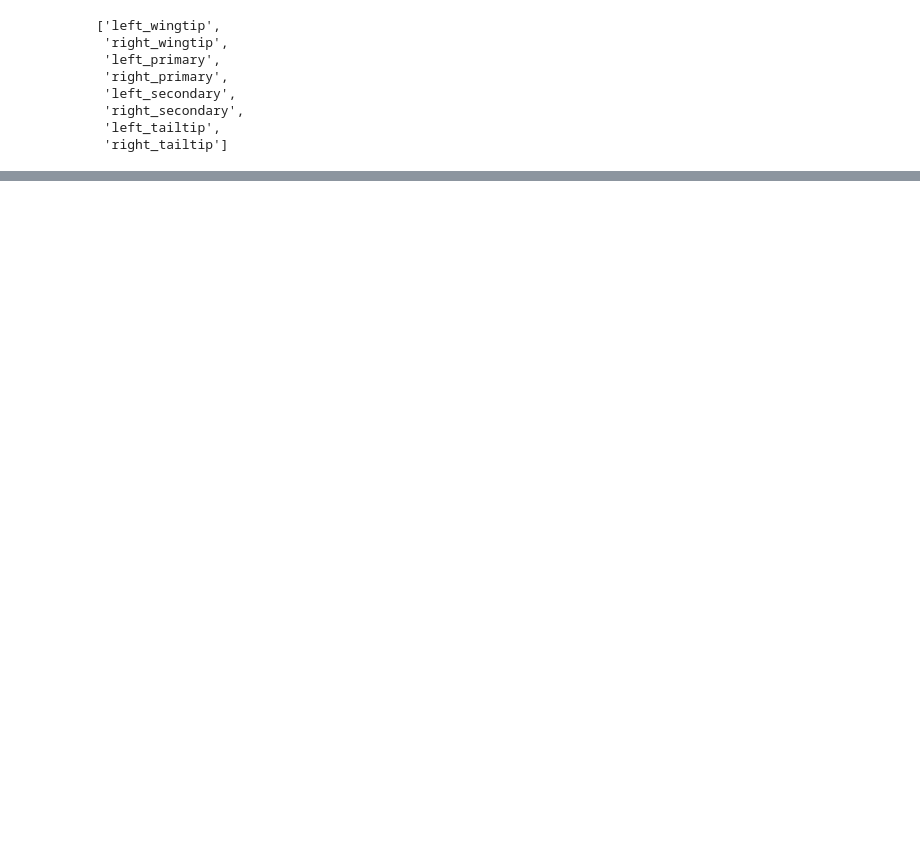
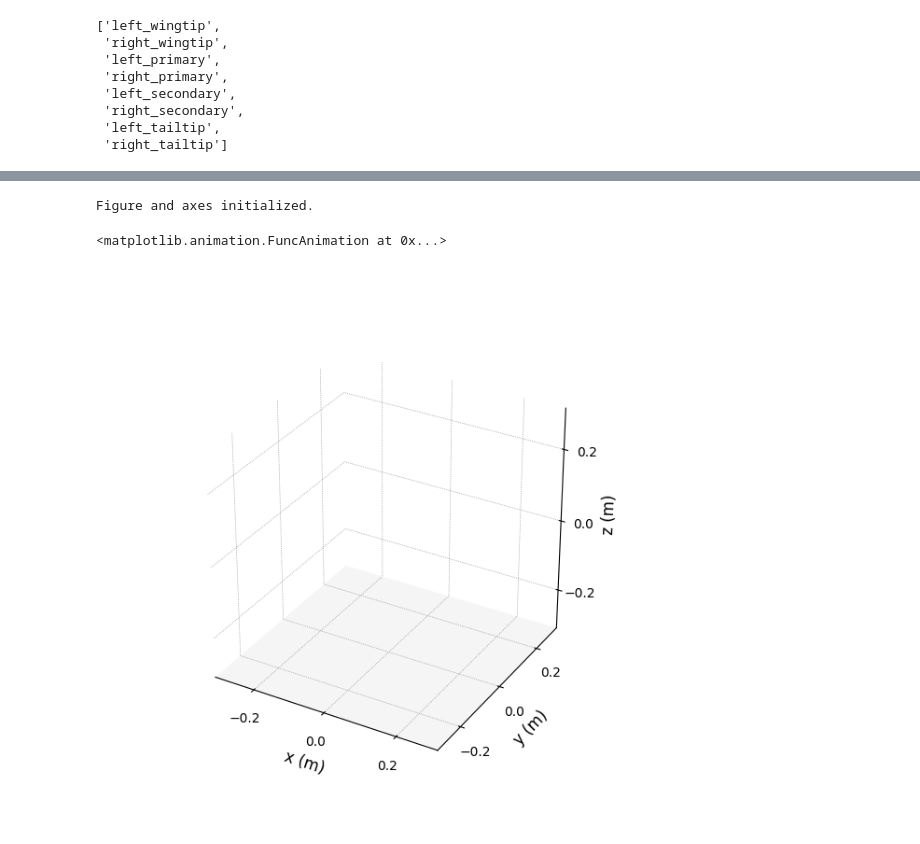
Before and after one commit to OllyK/morphing_birds, a Jupyter notebook: examples/testing_new_skeletons.ipynb, the cells around one changed output, grey strips where cells are left out. Cells and saved outputs as stored; diff of their text form; code cells hidden in the pictures; blank space fills up the shorter version.

```diff
--- a/examples/testing_new_skeletons.ipynb
+++ b/examples/testing_new_skeletons.ipynb
@@ -46,0 +48,14 @@ interactive_plot(hawk3d)
+# %%
+%matplotlib widget
+# Make a set of keypoints by adding some random noise to the original keypoints
+hawk3d.reset_transformation()
+hawk3d.restore_keypoints_to_average()
+fake_keypoints = np.random.normal(0, 0.01, (100,8,3)) + hawk3d.markers
+
+
+# Animate the random motion
+animate(hawk3d, fake_keypoints, rotation_type="static")
+# %% [output]
+Figure and axes initialized.
+<matplotlib.animation.FuncAnimation at 0x...>
+[figure, added]
```
Also changed, not shown: parts of 10 cells of this notebook, 4 other files.
